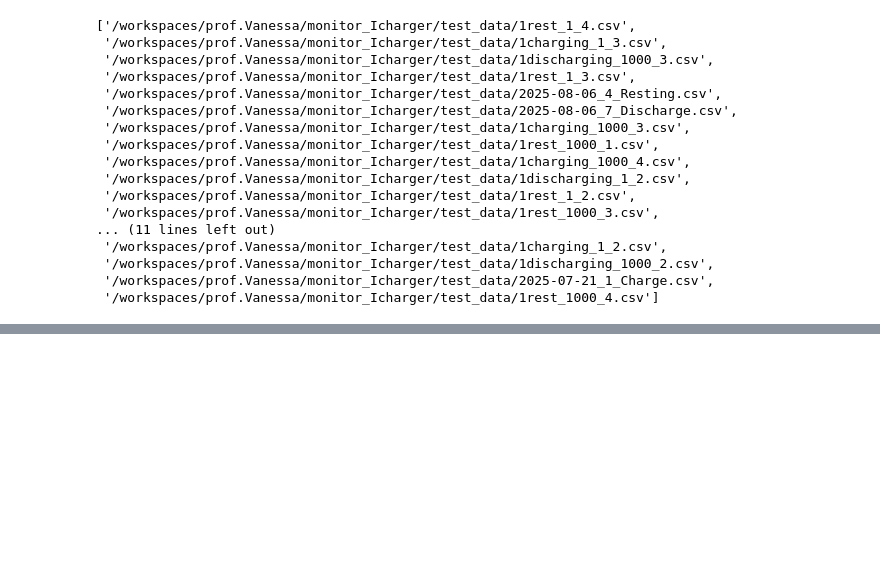
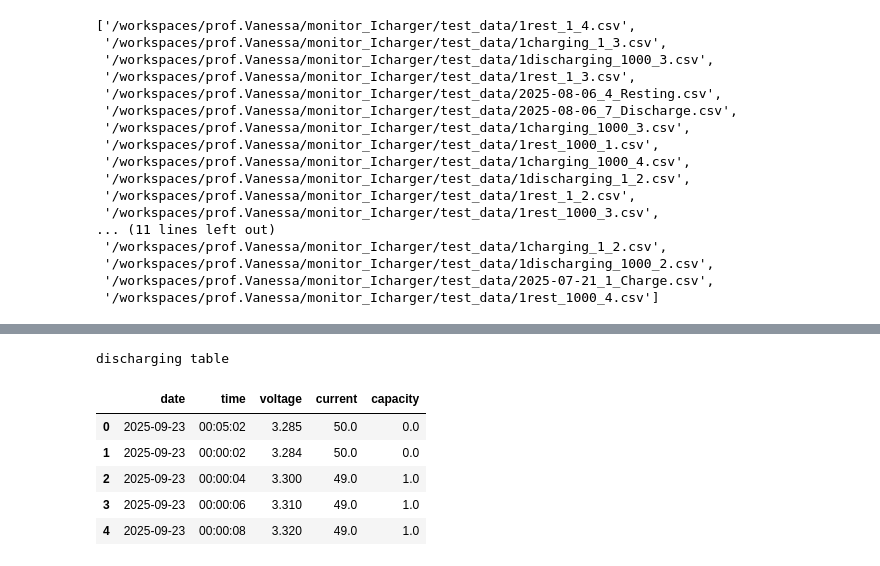
Before and after one commit to kelvinutp/prof.Vanessa, a Jupyter notebook: monitor_Icharger/testing.ipynb, the cells around one changed output, grey strips where cells are left out. Cells and saved outputs as stored; diff of their text form; code cells hidden in the pictures; blank space fills up the shorter version.

```diff
--- a/monitor_Icharger/testing.ipynb
+++ b/monitor_Icharger/testing.ipynb
@@ -466,0 +482,12 @@ connection to server at "localhost" (127.0.0.1), port 5432 failed: Connection re
+# %%
+print("discharging table")
+df_discharging = fetch_table(conn_params, "discharging", limit=20)
+df_discharging.head()
+# %% [output]
+discharging table
+|  | date | time | voltage | current | capacity |
+| 0 | 2025-09-23 | 00:05:02 | 3.285 | 50.0 | 0.0 |
+| 1 | 2025-09-23 | 00:00:02 | 3.284 | 50.0 | 0.0 |
+| 2 | 2025-09-23 | 00:00:04 | 3.300 | 49.0 | 1.0 |
+| 3 | 2025-09-23 | 00:00:06 | 3.310 | 49.0 | 1.0 |
+| 4 | 2025-09-23 | 00:00:08 | 3.320 | 49.0 | 1.0 |
```
Also changed, not shown: parts of 10 cells of this notebook.
